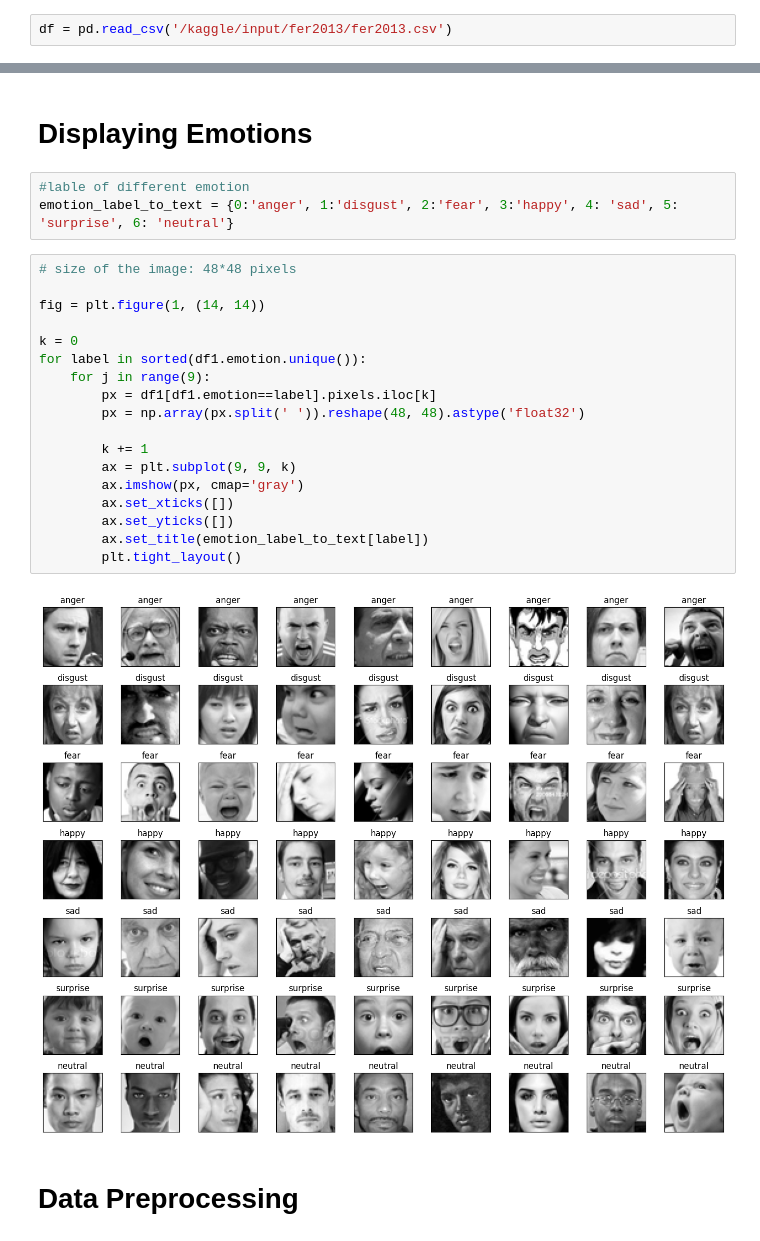
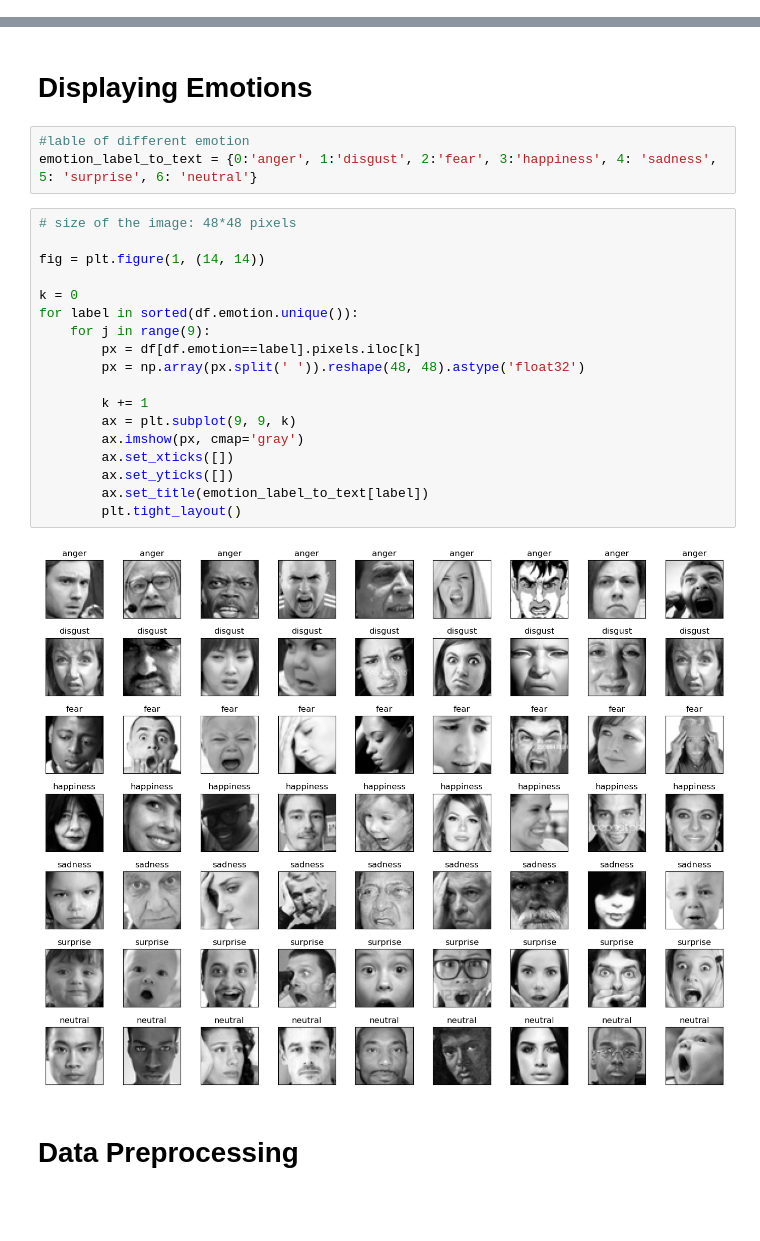
Before and after one commit to Gaurav-Yaduvanshi/Face-Emotion-Recognition, a Jupyter notebook: Face_Emotion_Recognition.ipynb, the cells around one changed output, grey strips where cells are left out. Saved outputs shown, nothing was run; the diff lists cells and outputs as text; blank space fills up the shorter version.

```diff
--- a/Face_Emotion_Recognition.ipynb
+++ b/Face_Emotion_Recognition.ipynb
@@ -64,8 +64,6 @@ df1 = pd.read_csv('/content/drive/MyDrive/Almabetter/Face_Emotion_Recognition/fe
 # %%
 image_size = 48
 folder_path = '/content/drive/MyDrive/Almabetter/Face_Emotion_Recognition/face_emotion/'
-# %%
-df = pd.read_csv('/kaggle/input/fer2013/fer2013.csv')
 # %% [markdown]
 ## Dataset Information
 # %%
@@ -149,27 +147,27 @@ column_desc
 # Displaying Emotions
 # %%
 #lable of different emotion
-emotion_label_to_text = {0:'anger', 1:'disgust', 2:'fear', 3:'happy', 4: 'sad', 5: 'surprise', 6: 'neutral'}
+emotion_label_to_text = {0:'anger', 1:'disgust', 2:'fear', 3:'happiness', 4: 'sadness', 5: 'surprise', 6: 'neutral'}
 # %%
 # size of the image: 48*48 pixels
 
 fig = plt.figure(1, (14, 14))
 
 k = 0
-for label in sorted(df1.emotion.unique()):
+for label in sorted(df.emotion.unique()):
     for j in range(9):
-        px = df1[df1.emotion==label].pixels.iloc[k]
+        px = df[df.emotion==label].pixels.iloc[k]
         px = np.array(px.split(' ')).reshape(48, 48).astype('float32')
 
         k += 1
         ax = plt.subplot(9, 9, k)
         ax.imshow(px, cmap='gray')
         ax.set_xticks([])
         ax.set_yticks([])
         ax.set_title(emotion_label_to_text[label])
         plt.tight_layout()
 # %% [output]
-[figure, old version]
+[figure, new version]
 # %% [markdown]
 # Data Preprocessing
 # %%
```
Also changed, not shown: parts of 30 cells of this notebook.
